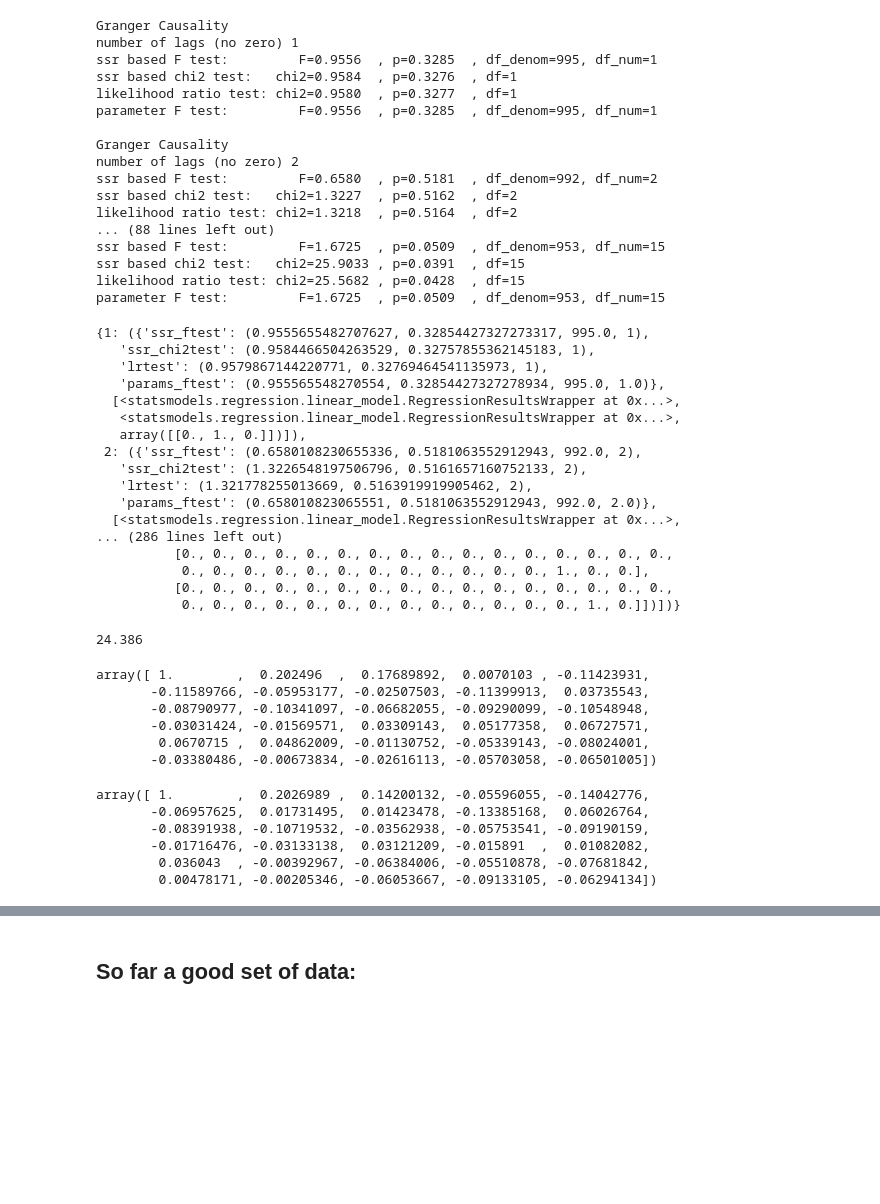
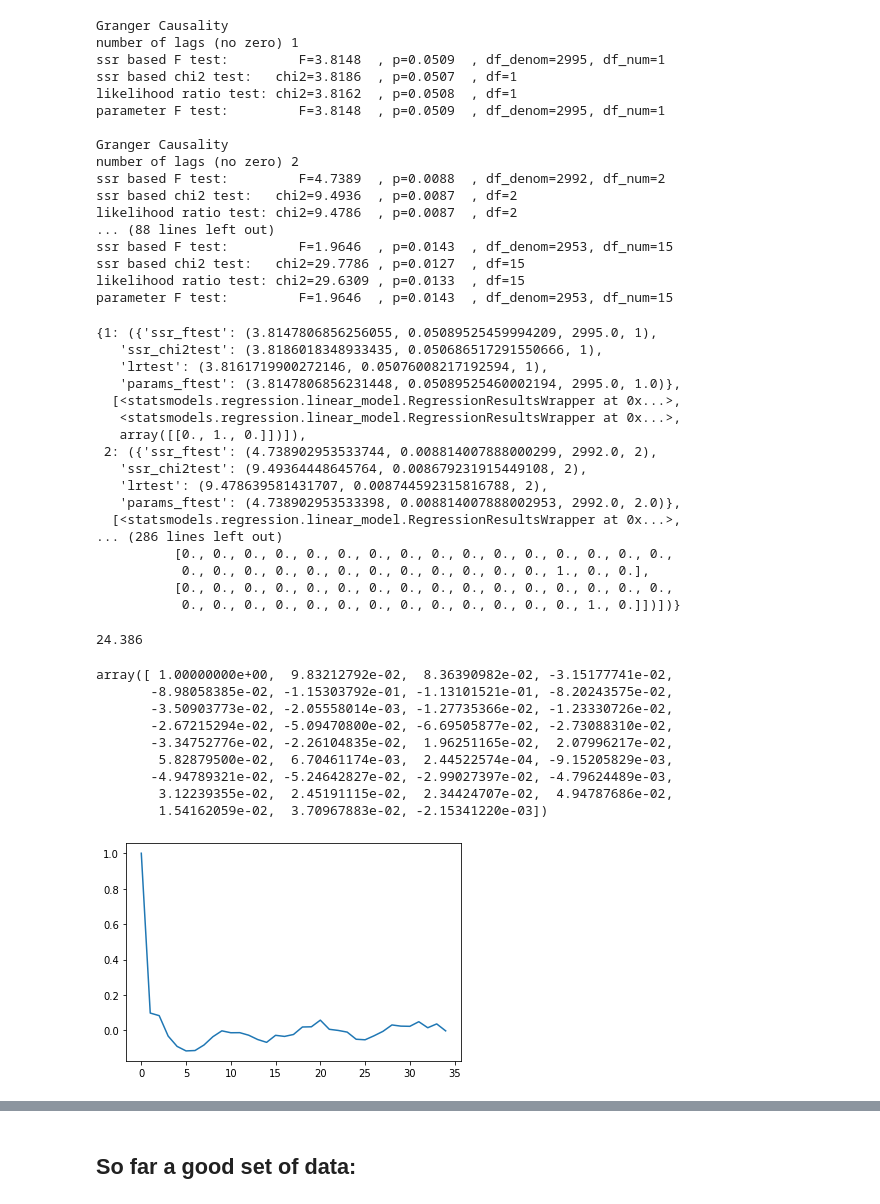
Before and after one commit to SU-Hongs/UROP_mining, a Jupyter notebook: UROP_data_main.ipynb, the cells around one changed output, grey strips where cells are left out. Drawn from its saved outputs; the diff is of its cells as text; code cells hidden in the pictures; blank space fills up the shorter version.

```diff
--- a/UROP_data_main.ipynb
+++ b/UROP_data_main.ipynb
@@ -51,36 +51,36 @@ data = np.concatenate((ABC_density,AB_density),axis=1)
 # %%
 # granger causality test
 
-grangercausalitytests(data, maxlag=15)
+grangercausalitytests(df, maxlag=15)
 # %% [output]
 Granger Causality
 number of lags (no zero) 1
-ssr based F test:         F=0.9556  , p=0.3285  , df_denom=995, df_num=1
-ssr based chi2 test:   chi2=0.9584  , p=0.3276  , df=1
-likelihood ratio test: chi2=0.9580  , p=0.3277  , df=1
-parameter F test:         F=0.9556  , p=0.3285  , df_denom=995, df_num=1
+ssr based F test:         F=3.8148  , p=0.0509  , df_denom=2995, df_num=1
+ssr based chi2 test:   chi2=3.8186  , p=0.0507  , df=1
+likelihood ratio test: chi2=3.8162  , p=0.0508  , df=1
+parameter F test:         F=3.8148  , p=0.0509  , df_denom=2995, df_num=1
 
 Granger Causality
 number of lags (no zero) 2
-ssr based F test:         F=0.6580  , p=0.5181  , df_denom=992, df_num=2
-ssr based chi2 test:   chi2=1.3227  , p=0.5162  , df=2
-likelihood ratio test: chi2=1.3218  , p=0.5164  , df=2
+ssr based F test:         F=4.7389  , p=0.0088  , df_denom=2992, df_num=2
+ssr based chi2 test:   chi2=9.4936  , p=0.0087  , df=2
+likelihood ratio test: chi2=9.4786  , p=0.0087  , df=2
 ... (88 lines left out)
-ssr based F test:         F=1.6725  , p=0.0509  , df_denom=953, df_num=15
-ssr based chi2 test:   chi2=25.9033 , p=0.0391  , df=15
-likelihood ratio test: chi2=25.5682 , p=0.0428  , df=15
-parameter F test:         F=1.6725  , p=0.0509  , df_denom=953, df_num=15
+ssr based F test:         F=1.9646  , p=0.0143  , df_denom=2953, df_num=15
+ssr based chi2 test:   chi2=29.7786 , p=0.0127  , df=15
+likelihood ratio test: chi2=29.6309 , p=0.0133  , df=15
+parameter F test:         F=1.9646  , p=0.0143  , df_denom=2953, df_num=15
-{1: ({'ssr_ftest': (0.9555655482707627, 0.32854427327273317, 995.0, 1),
-   'ssr_chi2test': (0.9584466504263529, 0.32757855362145183, 1),
-   'lrtest': (0.9579867144220771, 0.32769464541135973, 1),
-   'params_ftest': (0.955565548270554, 0.32854427327278934, 995.0, 1.0)},
+{1: ({'ssr_ftest': (3.8147806856256055, 0.05089525459994209, 2995.0, 1),
+   'ssr_chi2test': (3.8186018348933435, 0.050686517291550666, 1),
+   'lrtest': (3.8161719900272146, 0.05076008217192594, 1),
+   'params_ftest': (3.8147806856231448, 0.05089525460002194, 2995.0, 1.0)},
   [<statsmodels.regression.linear_model.RegressionResultsWrapper at 0x...>,
    <statsmodels.regression.linear_model.RegressionResultsWrapper at 0x...>,
    array([[0., 1., 0.]])]),
- 2: ({'ssr_ftest': (0.6580108230655336, 0.5181063552912943, 992.0, 2),
-   'ssr_chi2test': (1.3226548197506796, 0.5161657160752133, 2),
-   'lrtest': (1.321778255013669, 0.5163919919905462, 2),
-   'params_ftest': (0.658010823065551, 0.5181063552912943, 992.0, 2.0)},
+ 2: ({'ssr_ftest': (4.738902953533744, 0.008814007888000299, 2992.0, 2),
+   'ssr_chi2test': (9.49364448645764, 0.008679231915449108, 2),
+   'lrtest': (9.478639581431707, 0.008744592315816788, 2),
+   'params_ftest': (4.738902953533398, 0.008814007888002953, 2992.0, 2.0)},
   [<statsmodels.regression.linear_model.RegressionResultsWrapper at 0x...>,
 ... (286 lines left out)
           [0., 0., 0., 0., 0., 0., 0., 0., 0., 0., 0., 0., 0., 0., 0., 0.,
@@ -92,20 +92,16 @@ np.mean(AB_density)
 # %% [output]
 24.386
 # %%
+plt.plot(statsmodels.tsa.stattools.acf(ABCD_density))
 statsmodels.tsa.stattools.acf(ABCD_density)
 # %% [output]
-array([ 1.        ,  0.202496  ,  0.17689892,  0.0070103 , -0.11423931,
-       -0.11589766, -0.05953177, -0.02507503, -0.11399913,  0.03735543,
-       -0.08790977, -0.10341097, -0.06682055, -0.09290099, -0.10548948,
-       -0.03031424, -0.01569571,  0.03309143,  0.05177358,  0.06727571,
-        0.0670715 ,  0.04862009, -0.01130752, -0.05339143, -0.08024001,
-       -0.03380486, -0.00673834, -0.02616113, -0.05703058, -0.06501005])
+array([ 1.00000000e+00,  9.83212792e-02,  8.36390982e-02, -3.15177741e-02,
+       -8.98058385e-02, -1.15303792e-01, -1.13101521e-01, -8.20243575e-02,
+       -3.50903773e-02, -2.05558014e-03, -1.27735366e-02, -1.23330726e-02,
+       -2.67215294e-02, -5.09470800e-02, -6.69505877e-02, -2.73088310e-02,
+       -3.34752776e-02, -2.26104835e-02,  1.96251165e-02,  2.07996217e-02,
+        5.82879500e-02,  6.70461174e-03,  2.44522574e-04, -9.15205829e-03,
+       -4.94789321e-02, -5.24642827e-02, -2.99027397e-02, -4.79624489e-03,
+        3.12239355e-02,  2.45191115e-02,  2.34424707e-02,  4.94787686e-02,
+        1.54162059e-02,  3.70967883e-02, -2.15341220e-03])
+[figure, added]
-# %%
-statsmodels.tsa.stattools.pacf(ABCD_density)
-# %% [output]
-array([ 1.        ,  0.2026989 ,  0.14200132, -0.05596055, -0.14042776,
-       -0.06957625,  0.01731495,  0.01423478, -0.13385168,  0.06026764,
-       -0.08391938, -0.10719532, -0.03562938, -0.05753541, -0.09190159,
-       -0.01716476, -0.03133138,  0.03121209, -0.015891  ,  0.01082082,
-        0.036043  , -0.00392967, -0.06384006, -0.05510878, -0.07681842,
-        0.00478171, -0.00205346, -0.06053667, -0.09133105, -0.06294134])
```
Also changed, not shown: parts of 23 cells of this notebook, 8 other files.
